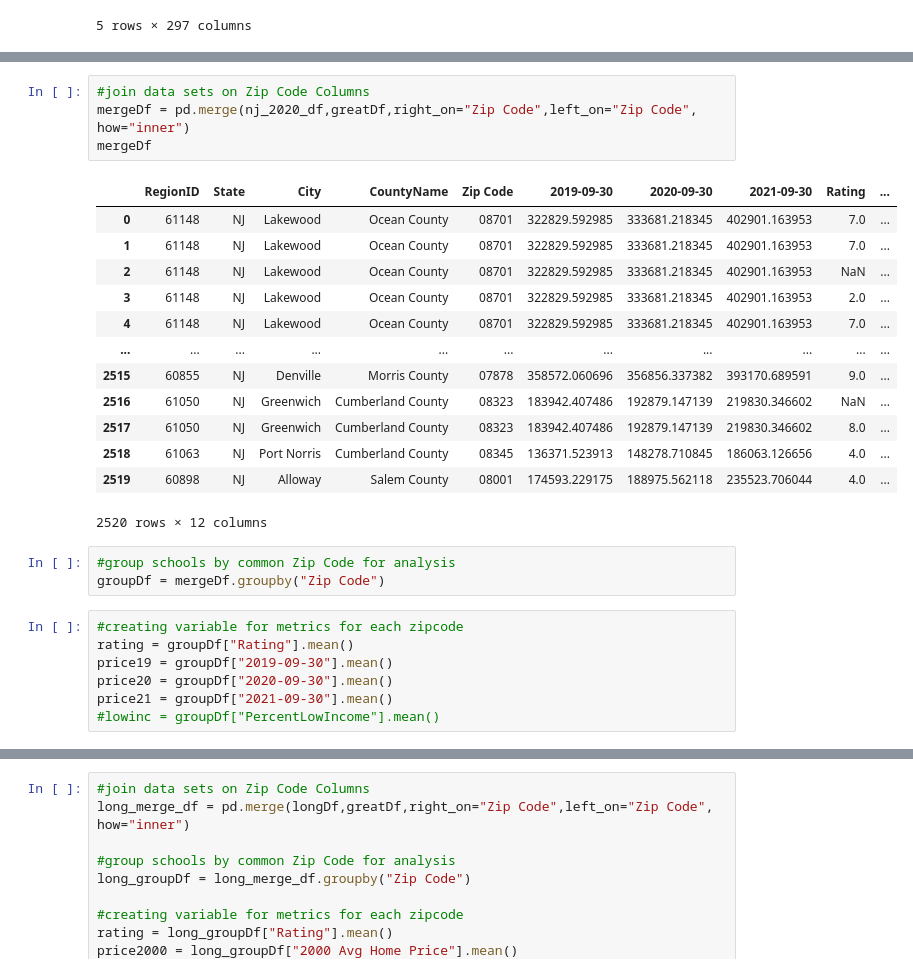
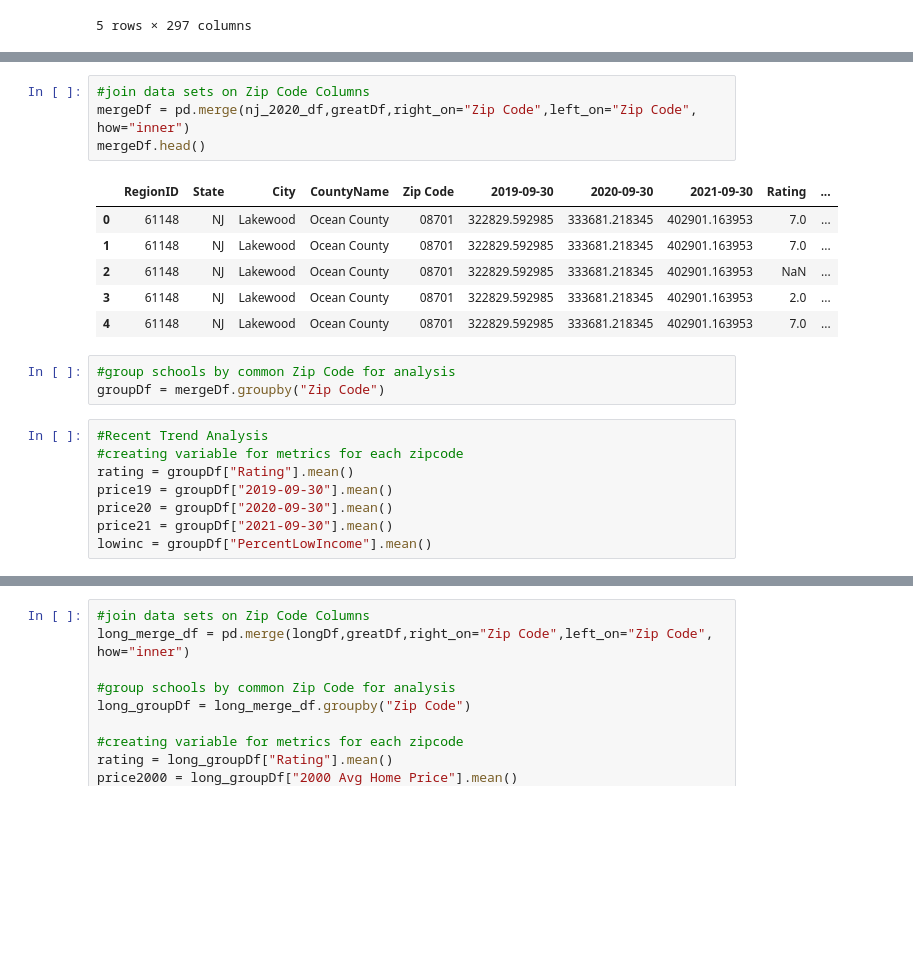
Before and after one commit to tlochan/ProjectOne, a Jupyter notebook: Home Value versus School Rating (NJ).ipynb, the cells around one changed output, grey strips where cells are left out. Drawn from its saved outputs; the diff is of its cells as text; blank space fills up the shorter version.

```diff
--- a/Data Cleaning.ipynb
+++ b/Home Value versus School Rating (NJ).ipynb
@@ -72,31 +78,25 @@ greatDf.head()
 # %%
 #join data sets on Zip Code Columns
 mergeDf = pd.merge(nj_2020_df,greatDf,right_on="Zip Code",left_on="Zip Code", how="inner")
-mergeDf
+mergeDf.head()
 # %% [output]
 |  | RegionID | State | City | CountyName | Zip Code | 2019-09-30 | 2020-09-30 | 2021-09-30 | Rating | ... |
 | 0 | 61148 | NJ | Lakewood | Ocean County | 08701 | 322829.592985 | 333681.218345 | 402901.163953 | 7.0 | ... |
 | 1 | 61148 | NJ | Lakewood | Ocean County | 08701 | 322829.592985 | 333681.218345 | 402901.163953 | 7.0 | ... |
 | 2 | 61148 | NJ | Lakewood | Ocean County | 08701 | 322829.592985 | 333681.218345 | 402901.163953 | NaN | ... |
 | 3 | 61148 | NJ | Lakewood | Ocean County | 08701 | 322829.592985 | 333681.218345 | 402901.163953 | 2.0 | ... |
 | 4 | 61148 | NJ | Lakewood | Ocean County | 08701 | 322829.592985 | 333681.218345 | 402901.163953 | 7.0 | ... |
-| ... | ... | ... | ... | ... | ... | ... | ... | ... | ... | ... |
-| 2515 | 60855 | NJ | Denville | Morris County | 07878 | 358572.060696 | 356856.337382 | 393170.689591 | 9.0 | ... |
-| 2516 | 61050 | NJ | Greenwich | Cumberland County | 08323 | 183942.407486 | 192879.147139 | 219830.346602 | NaN | ... |
-| 2517 | 61050 | NJ | Greenwich | Cumberland County | 08323 | 183942.407486 | 192879.147139 | 219830.346602 | 8.0 | ... |
-| 2518 | 61063 | NJ | Port Norris | Cumberland County | 08345 | 136371.523913 | 148278.710845 | 186063.126656 | 4.0 | ... |
-| 2519 | 60898 | NJ | Alloway | Salem County | 08001 | 174593.229175 | 188975.562118 | 235523.706044 | 4.0 | ... |
-2520 rows × 12 columns
 # %%
 #group schools by common Zip Code for analysis
 groupDf = mergeDf.groupby("Zip Code")
 # %%
+#Recent Trend Analysis
 #creating variable for metrics for each zipcode
 rating = groupDf["Rating"].mean()
 price19 = groupDf["2019-09-30"].mean()
 price20 = groupDf["2020-09-30"].mean()
 price21 = groupDf["2021-09-30"].mean()
-#lowinc = groupDf["PercentLowIncome"].mean()
+lowinc = groupDf["PercentLowIncome"].mean()
 # %%
 #summary Data Frame
 summaryDf = pd.DataFrame({
```
Also changed, not shown: parts of 22 cells of this notebook, 5 other files.
